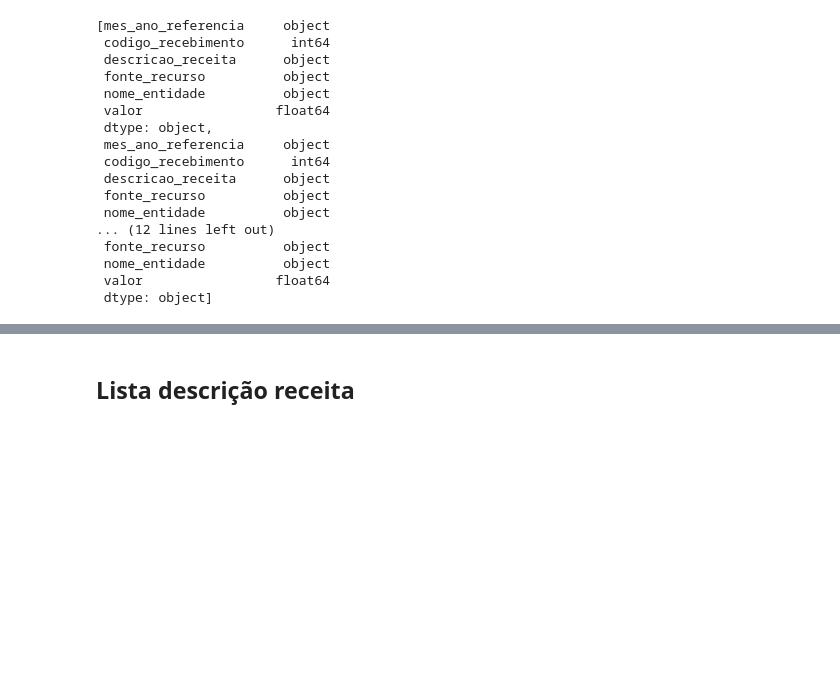
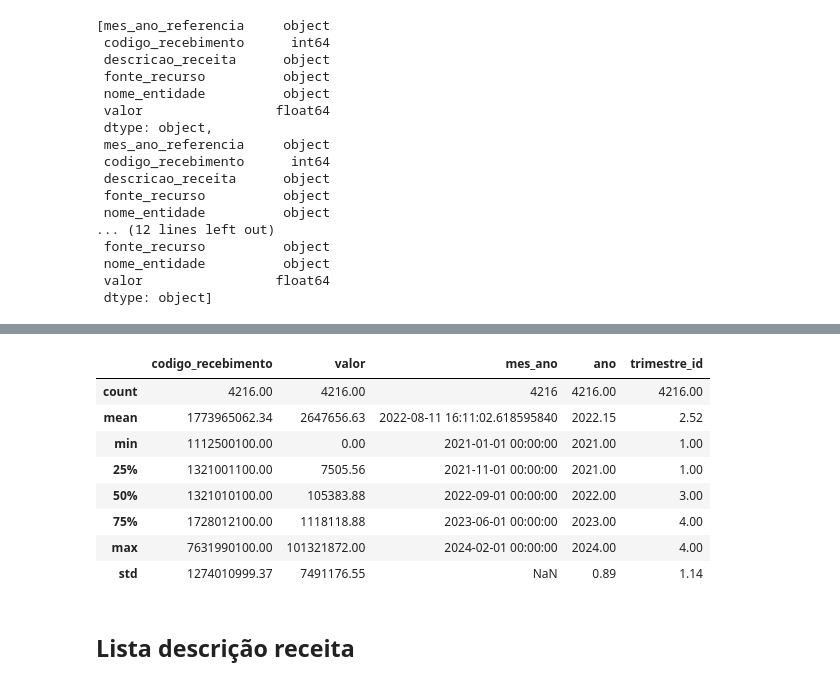
Before and after one commit to AIDA-Uniesp/analise_exploratoria_receitas_joao_pessoa, a Jupyter notebook: exploratoria_receitas.ipynb, the cells around one changed output, grey strips where cells are left out. Saved outputs shown, nothing was run; the diff lists cells and outputs as text; code cells hidden in the pictures; blank space fills up the shorter version.

```diff
--- a/exploratoria_receitas.ipynb
+++ b/exploratoria_receitas.ipynb
@@ -59,6 +59,18 @@ df.head(3)
 | 0 | 1/2021 | 1990991100 | OUTRAS RECEITAS - PRIMARIAS - PRI... | 0.209-OUTROS RECURSOS NAO VINCULADOS | AUTARQUIA ESPECIAL MUNICIPAL DE L... | 3683.95 | ... |
 | 1 | 1/2021 | 1122011100 | TAXAS PELA PRESTACAO DE SERVICOS ... | 0.209-OUTROS RECURSOS NAO VINCULADOS | AUTARQUIA ESPECIAL MUNICIPAL DE L... | 136915.73 | ... |
 | 2 | 1/2021 | 1321001100 | REMUNERACAO DE DEPOSITOS BANCARIO... | 0.209-OUTROS RECURSOS NAO VINCULADOS | AUTARQUIA ESPECIAL MUNICIPAL DE L... | 155.56 | ... |
+# %%
+df.describe()
+# %% [output]
+|  | codigo_recebimento | valor | mes_ano | ano | trimestre_id |
+| count | 4216.00 | 4216.00 | 4216 | 4216.00 | 4216.00 |
+| mean | 1773965062.34 | 2647656.63 | 2022-08-11 16:11:02.618595840 | 2022.15 | 2.52 |
+| min | 1112500100.00 | 0.00 | 2021-01-01 00:00:00 | 2021.00 | 1.00 |
+| 25% | 1321001100.00 | 7505.56 | 2021-11-01 00:00:00 | 2021.00 | 1.00 |
+| 50% | 1321010100.00 | 105383.88 | 2022-09-01 00:00:00 | 2022.00 | 3.00 |
+| 75% | 1728012100.00 | 1118118.88 | 2023-06-01 00:00:00 | 2023.00 | 4.00 |
+| max | 7631990100.00 | 101321872.00 | 2024-02-01 00:00:00 | 2024.00 | 4.00 |
+| std | 1274010999.37 | 7491176.55 | NaN | 0.89 | 1.14 |
 # %% [markdown]
 ## Lista descrição receita
 # %%
```
Also changed, not shown: parts of 3 cells of this notebook.
